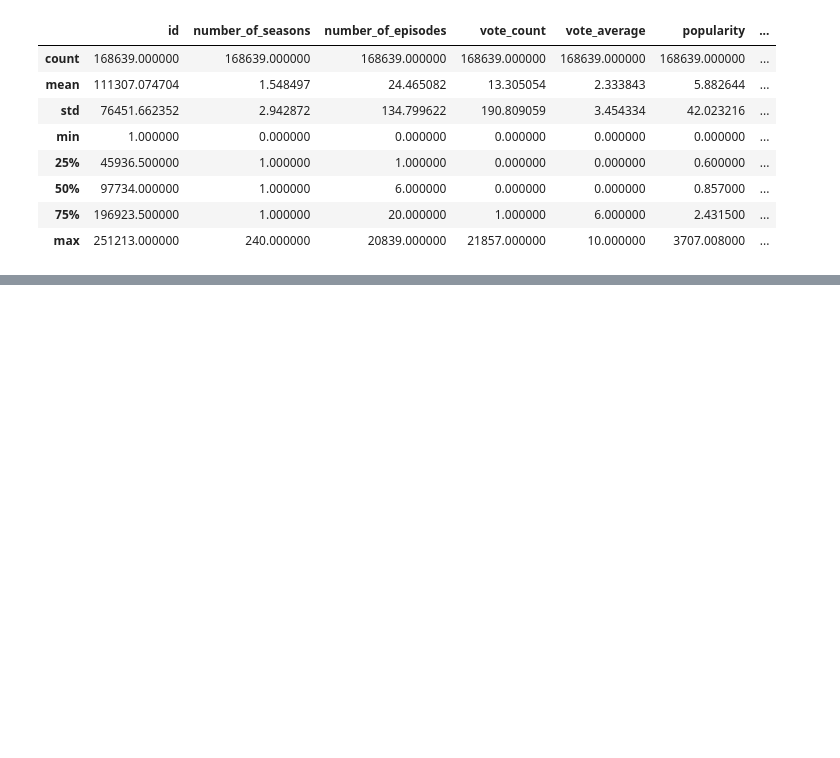
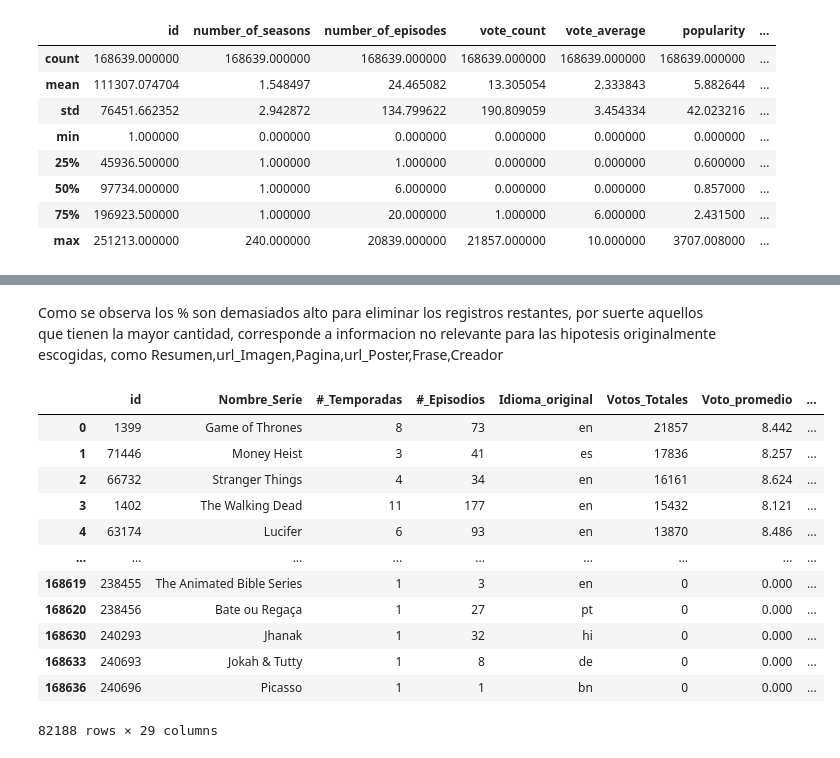
Before and after one commit to PedroJofreEsc/Data-science-Comision-61155, a Jupyter notebook: notebook/ProyectoDS_ParteI_jofre.ipynb, the cells around one changed output, grey strips where cells are left out. Drawn from its saved outputs; the diff is of its cells as text; code cells hidden in the pictures; blank space fills up the shorter version.

```diff
--- a/notebook/ProyectoDS_ParteI_jofre.ipynb
+++ b/notebook/ProyectoDS_ParteI_jofre.ipynb
@@ -153,0 +161,32 @@ tmdb.describe()
+# %%
+nombres_columnas= {'id':"id",
+'name':"Nombre_Serie",
+'number_of_seasons':"#_Temporadas",
+'number_of_episodes':"#_Episodios",
+'original_language':"Idioma_original",
+'vote_count':"Votos_Totales",
+'vote_average':"Voto_promedio",
+'overview':"Resumen",
+'adult':"Categoria_Adulto",
+'backdrop_path':"url_Imagen",
+'first_air_date':"Fecha_Inicio",
+'last_air_date':"Fecha_Fin",
+'homepage':"Pagina",
+'in_production':"En_Produccion",
+'original_name':"Nombre_Original",
+'popularity':"Popularidad",
+'poster_path':"url_Poster",
+'type':"Tipo_Show",
+'status':"Status",
+'tagline':"Frase",
+'genres':"Generos",
+'created_by':"Creador",
+'languages':"Idiomas",
+'networks':"Canales",
+'origin_country':"Pais_Origen",
+'spoken_languages':"Idiomas_hablados",
+'production_companies':"Companias_Produccion",
+'production_countries':"Paises_Produccion",
+'episode_run_time':"Duracion_episodio"}
+
+tmdb.rename(columns=nombres_columnas,inplace=True)
@@ -153,0 +220,3 @@ tmdb.describe()
+# %%
+tmdb=tmdb.dropna(subset=['Nombre_Serie'])
+tmdb.shape
@@ -153,0 +246,18 @@ tmdb.describe()
+# %% [markdown]
+Como se observa los % son demasiados alto para eliminar los registros restantes, por suerte aquellos que tienen la mayor cantidad, corresponde a informacion no relevante para las hipotesis originalmente escogidas, como  Resumen,url_Imagen,Pagina,url_Poster,Frase,Creador
+# %%
+tmdb.dropna(subset=['Fecha_Inicio','Fecha_Fin','Generos','Idiomas' ])
+# %% [output]
+|  | id | Nombre_Serie | #_Temporadas | #_Episodios | Idioma_original | Votos_Totales | Voto_promedio | ... |
+| 0 | 1399 | Game of Thrones | 8 | 73 | en | 21857 | 8.442 | ... |
+| 1 | 71446 | Money Heist | 3 | 41 | es | 17836 | 8.257 | ... |
+| 2 | 66732 | Stranger Things | 4 | 34 | en | 16161 | 8.624 | ... |
+| 3 | 1402 | The Walking Dead | 11 | 177 | en | 15432 | 8.121 | ... |
+| 4 | 63174 | Lucifer | 6 | 93 | en | 13870 | 8.486 | ... |
+| ... | ... | ... | ... | ... | ... | ... | ... | ... |
+| 168619 | 238455 | The Animated Bible Series | 1 | 3 | en | 0 | 0.000 | ... |
+| 168620 | 238456 | Bate ou Regaça | 1 | 27 | pt | 0 | 0.000 | ... |
+| 168630 | 240293 | Jhanak | 1 | 32 | hi | 0 | 0.000 | ... |
+| 168633 | 240693 | Jokah & Tutty | 1 | 8 | de | 0 | 0.000 | ... |
+| 168636 | 240696 | Picasso | 1 | 1 | bn | 0 | 0.000 | ... |
+82188 rows × 29 columns
```
Also changed, not shown: parts of 7 cells of this notebook.
